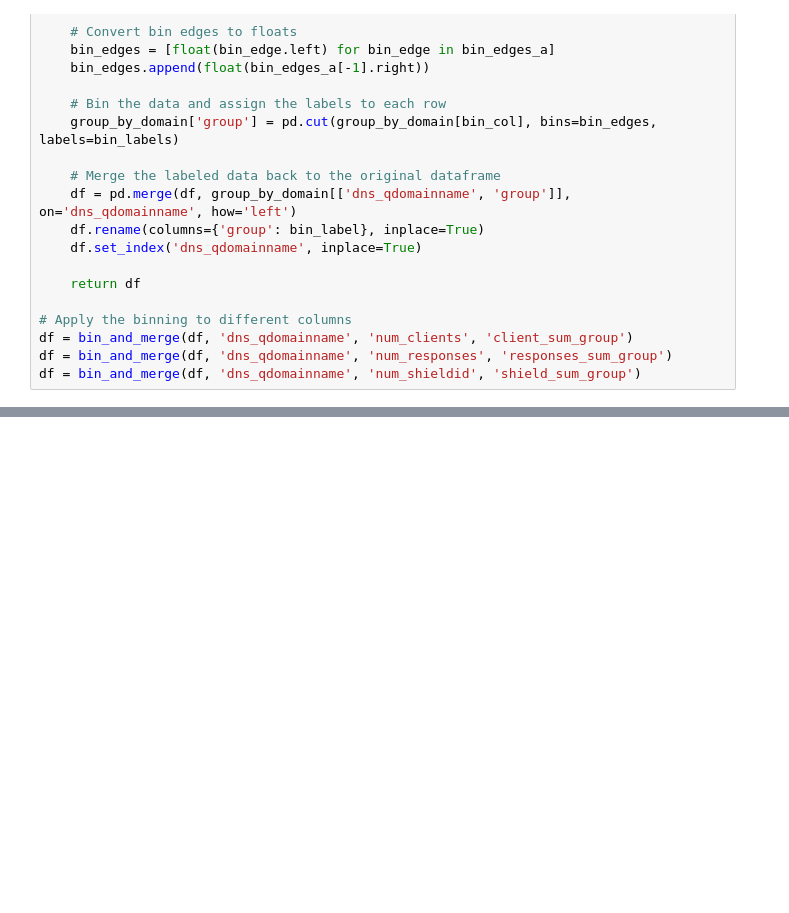
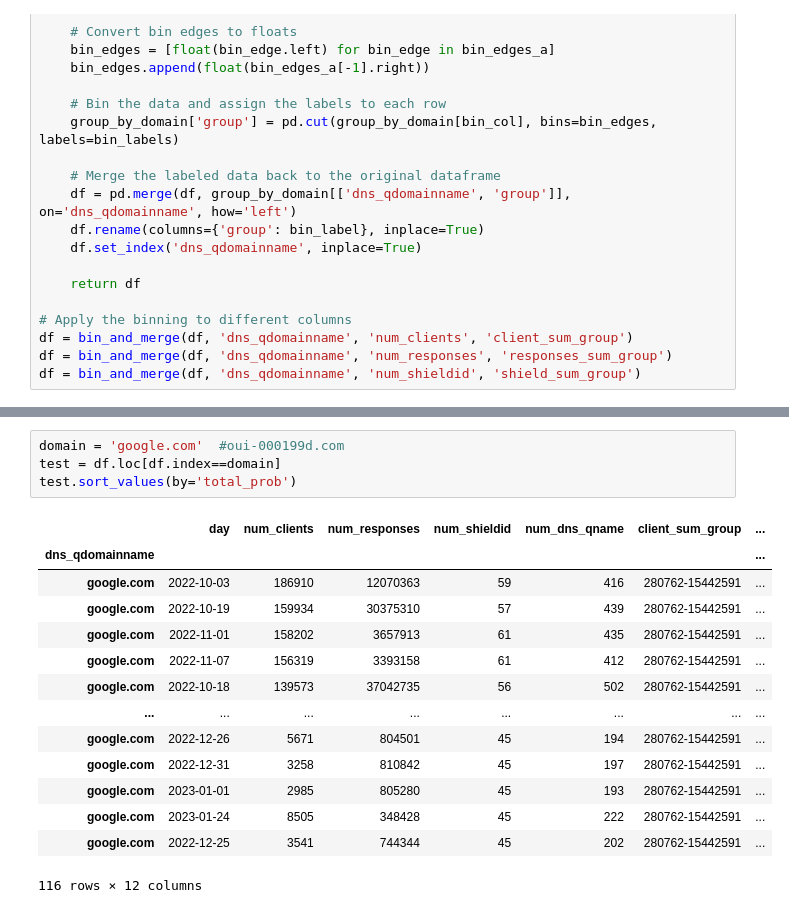
Before and after one commit to IntrusionINTZ/UniversityOfMontana_2023Spring, a Jupyter notebook: Jack/Anomaly Predictor.ipynb, the cells around one changed output, grey strips where cells are left out. Drawn from its saved outputs; the diff is of its cells as text; blank space fills up the shorter version.

```diff
--- a/Jack/Anomaly Predictor.ipynb
+++ b/Jack/Anomaly Predictor.ipynb
@@ -118,0 +145,19 @@ df.sort_values(by='total_prob').head(50)
+# %%
+domain = 'google.com'  #oui-000199d.com
+test = df.loc[df.index==domain]
+test.sort_values(by='total_prob')
+# %% [output]
+|  | day | num_clients | num_responses | num_shieldid | num_dns_qname | client_sum_group | ... |
+| dns_qdomainname |  |  |  |  |  |  | ... |
+| google.com | 2022-10-03 | 186910 | 12070363 | 59 | 416 | 280762-15442591 | ... |
+| google.com | 2022-10-19 | 159934 | 30375310 | 57 | 439 | 280762-15442591 | ... |
+| google.com | 2022-11-01 | 158202 | 3657913 | 61 | 435 | 280762-15442591 | ... |
+| google.com | 2022-11-07 | 156319 | 3393158 | 61 | 412 | 280762-15442591 | ... |
+| google.com | 2022-10-18 | 139573 | 37042735 | 56 | 502 | 280762-15442591 | ... |
+| ... | ... | ... | ... | ... | ... | ... | ... |
+| google.com | 2022-12-26 | 5671 | 804501 | 45 | 194 | 280762-15442591 | ... |
+| google.com | 2022-12-31 | 3258 | 810842 | 45 | 197 | 280762-15442591 | ... |
+| google.com | 2023-01-01 | 2985 | 805280 | 45 | 193 | 280762-15442591 | ... |
+| google.com | 2023-01-24 | 8505 | 348428 | 45 | 222 | 280762-15442591 | ... |
+| google.com | 2022-12-25 | 3541 | 744344 | 45 | 202 | 280762-15442591 | ... |
+116 rows × 12 columns
```
Also changed, not shown: parts of 13 cells of this notebook.
